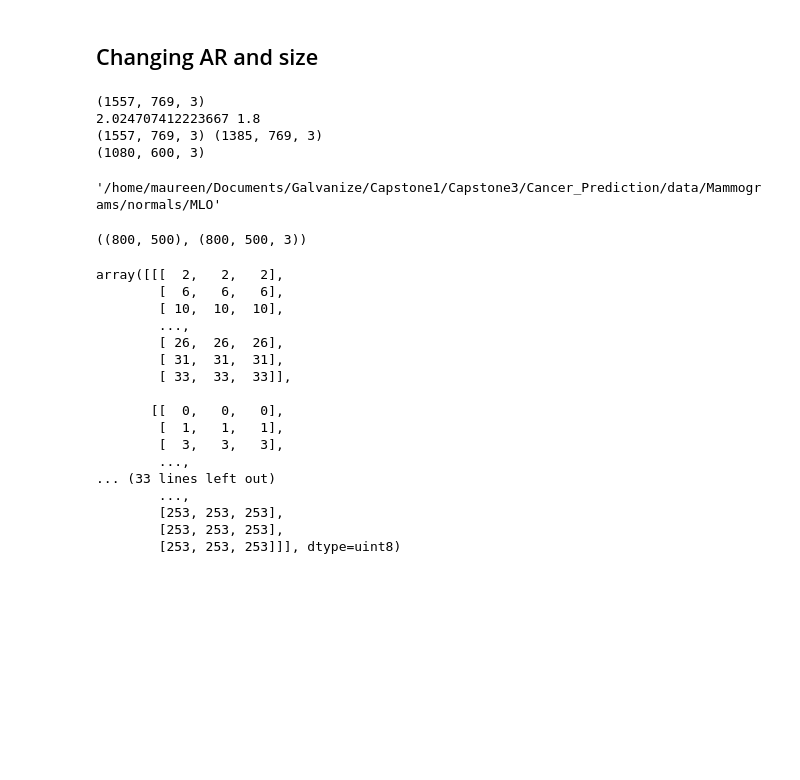
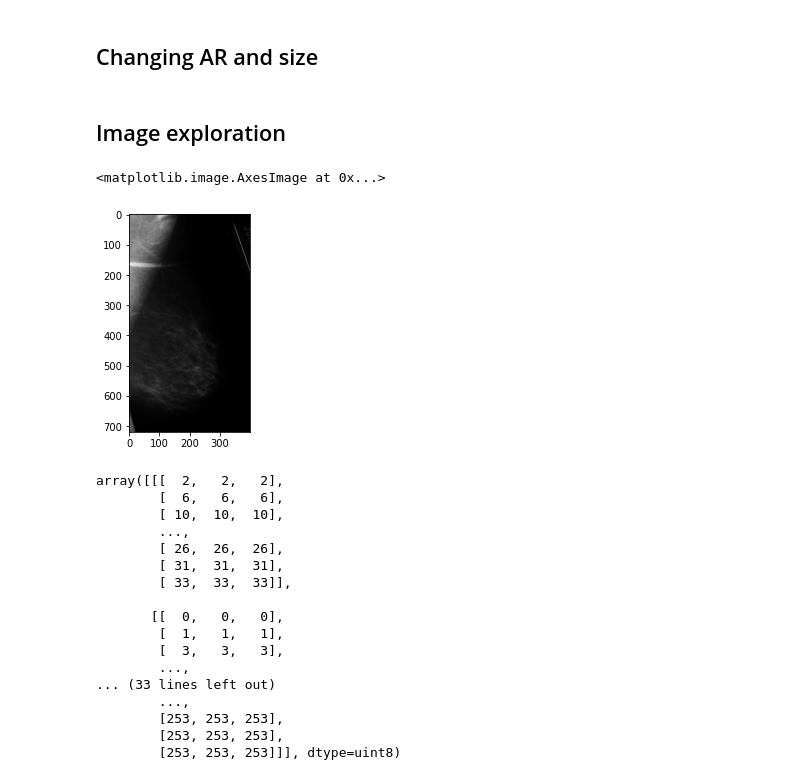
Before and after one commit to mkpetterson/cancer-prediction, a Jupyter notebook: notebooks/Image_Manipulation.ipynb, the cells around one changed output. Cells and saved outputs as stored; diff of their text form; code cells hidden in the pictures; blank space fills up the shorter version.

Commit message:
shape and lime

```diff
--- a/notebooks/Image_Manipulation.ipynb
+++ b/notebooks/Image_Manipulation.ipynb
@@ -122,58 +122,3 @@ os.chdir(path)
 files = [f for f in os.listdir()]
 for f in files:
     image_manip.uniform_size(f)
-# %%
-# Changing AR
-path = '/home/maureen/Documents/Galvanize/Capstone1/Capstone3/Cancer_Prediction/data/Mammograms/normals/MLO'
-os.chdir(path)
-img_path = 'A_0223_1.LEFT_MLO.png'
-
-def uniform_size(img_path):
-    """ Resizes all images to have same AR and same size"""
-
-    img_name = os.path.splitext(img_path)[0]
-
-    # Read image
-    im = cv2.imread(img_path)
-    rows, cols, channels = im.shape
-    ar = rows/cols
-
-    # Define best ar for MLO (need to fix cc normals)
-    target_ar = 720/400
-    target_width = 600
-    target_height = int(round(target_width*target_ar))
-
-    # If too many rows, crop rows
-    if ar > target_ar:
-
-        target_rows = int(cols*target_ar)
-        delta = rows - target_rows
-        new_im = im[delta//2:rows-delta//2, :,:]
-        rows, cols, channels = new_im.shape
-
-    # if too many columns, crop columns
-    if ar < target_ar:
-
-        target_cols = int(rows/target_ar)
-        delta = cols - target_cols
-        new_im = im[:,delta//2:cols-delta//2,:]
-        rows, cols, channels = new_im.shape
-
-    # Resize to match minimum dimension.
-    resize = target_width/new_im.shape[1]
-    resize_im = cv2.resize(new_im, (target_width, target_height))
-
-    cv2.imwrite(f'{img_name}_ar.png', resize_im)
-
-    return 0
-
-print(resize_im.shape)
-# %% [output]
-(1557, 769, 3)
-2.024707412223667 1.8
-(1557, 769, 3) (1385, 769, 3)
-(1080, 600, 3)
-# %%
-os.getcwd()
-# %% [output]
-'/home/maureen/Documents/Galvanize/Capstone1/Capstone3/Cancer_Prediction/data/Mammograms/normals/MLO'
@@ -195,13 +127,16 @@ def flip_l_to_r(path):
+# %% [markdown]
+## Image exploration
 # %%
 # Check image channels
-img_path = 'data/Mammograms/normals/cc/D_4604_1.RIGHT_CC.jpg'
+img_path = 'data/Mammograms/normals/MLO/A_0200_1.RIGHT_MLO_ar.png'
 
 im_io = imageio.imread(img_path)
-im_cv2 = cv2.imread(img_path)
-
-im_io.shape, im_cv2.shape
+im_cv = cv2.imread(img_path)
+im_cv = cv2.normalize(im_cv, None, 0, 255, cv2.NORM_MINMAX)
+plt.imshow(im_cv)
 # %% [output]
-((800, 500), (800, 500, 3))
+<matplotlib.image.AxesImage at 0x...>
+[figure, added]
 # %%
 # im2_io = imageio.imread('data/Histology/40X/train/benign/SOB_B_TA-14-13200-40-008.png')
 # im2_io.shape
```
Also changed, not shown: parts of 3 cells of this notebook, 7 other files.
